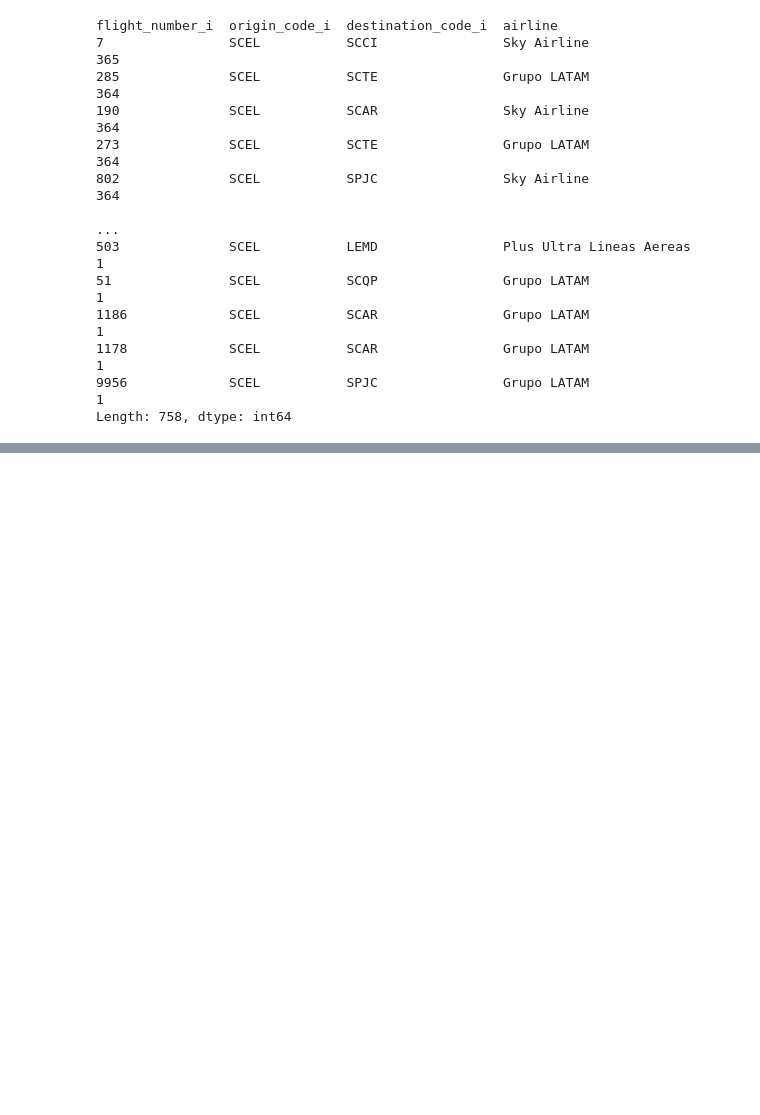
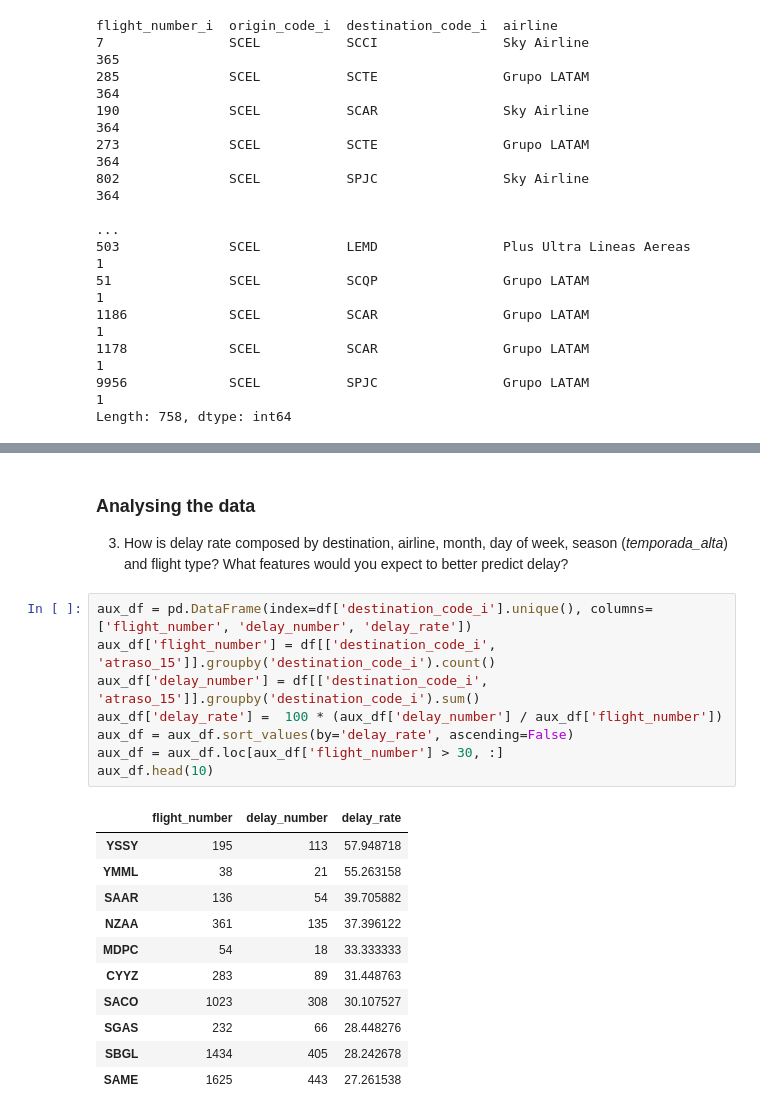
Before and after one commit to araujo-hilquias/ds_challenge, a Jupyter notebook: solution.ipynb, the cells around one changed output, grey strips where cells are left out. Cells and saved outputs as stored; diff of their text form; blank space fills up the shorter version.

```diff
--- a/solution.ipynb
+++ b/solution.ipynb
@@ -144,0 +272,24 @@ Length: 758, dtype: int64
+# %% [markdown]
+### Analysing the data
+
+3. How is delay rate composed by destination, airline, month, day of week, season (*temporada_alta*) and flight type? What features would you expect to better predict delay?
+# %%
+aux_df = pd.DataFrame(index=df['destination_code_i'].unique(), columns=['flight_number', 'delay_number', 'delay_rate'])
+aux_df['flight_number'] = df[['destination_code_i', 'atraso_15']].groupby('destination_code_i').count()
+aux_df['delay_number'] = df[['destination_code_i', 'atraso_15']].groupby('destination_code_i').sum()
+aux_df['delay_rate'] =  100 * (aux_df['delay_number'] / aux_df['flight_number'])
+aux_df = aux_df.sort_values(by='delay_rate', ascending=False)
+aux_df = aux_df.loc[aux_df['flight_number'] > 30, :]
+aux_df.head(10)
+# %% [output]
+|  | flight_number | delay_number | delay_rate |
+| YSSY | 195 | 113 | 57.948718 |
+| YMML | 38 | 21 | 55.263158 |
+| SAAR | 136 | 54 | 39.705882 |
+| NZAA | 361 | 135 | 37.396122 |
+| MDPC | 54 | 18 | 33.333333 |
+| CYYZ | 283 | 89 | 31.448763 |
+| SACO | 1023 | 308 | 30.107527 |
+| SGAS | 232 | 66 | 28.448276 |
+| SBGL | 1434 | 405 | 28.242678 |
+| SAME | 1625 | 443 | 27.261538 |
```
Also changed, not shown: parts of 28 cells of this notebook.
